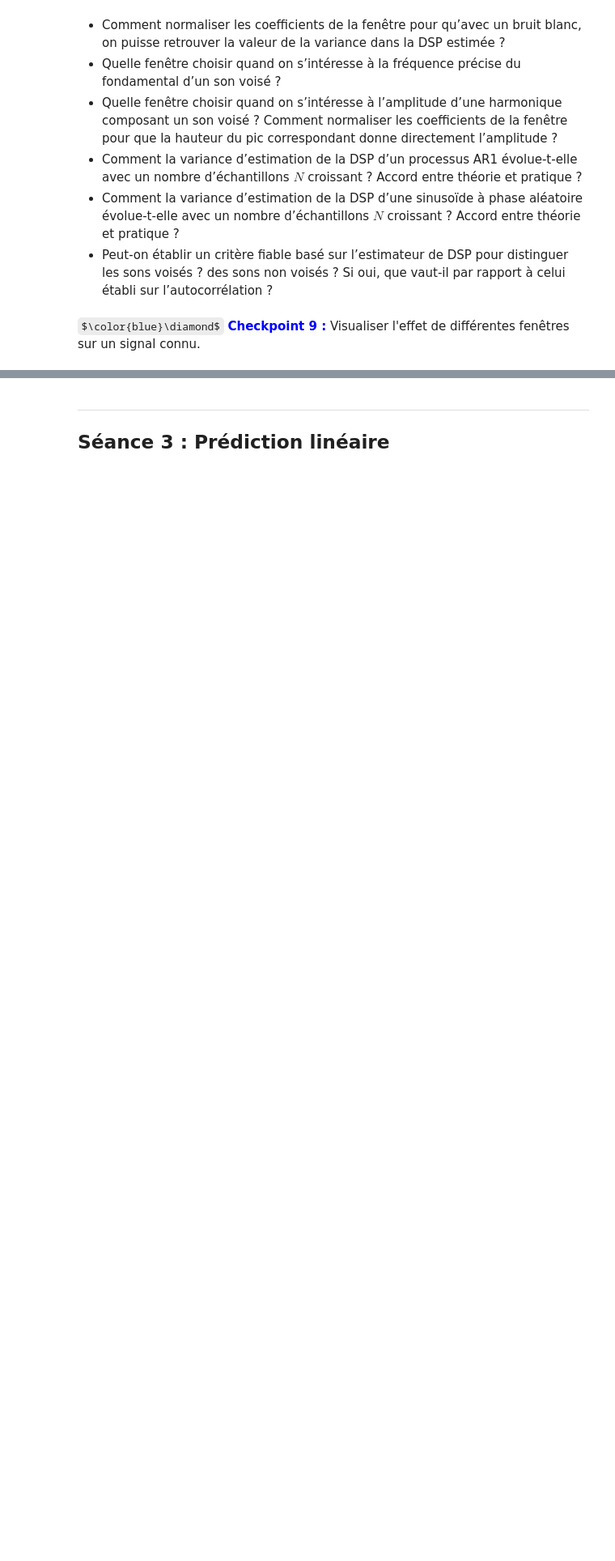
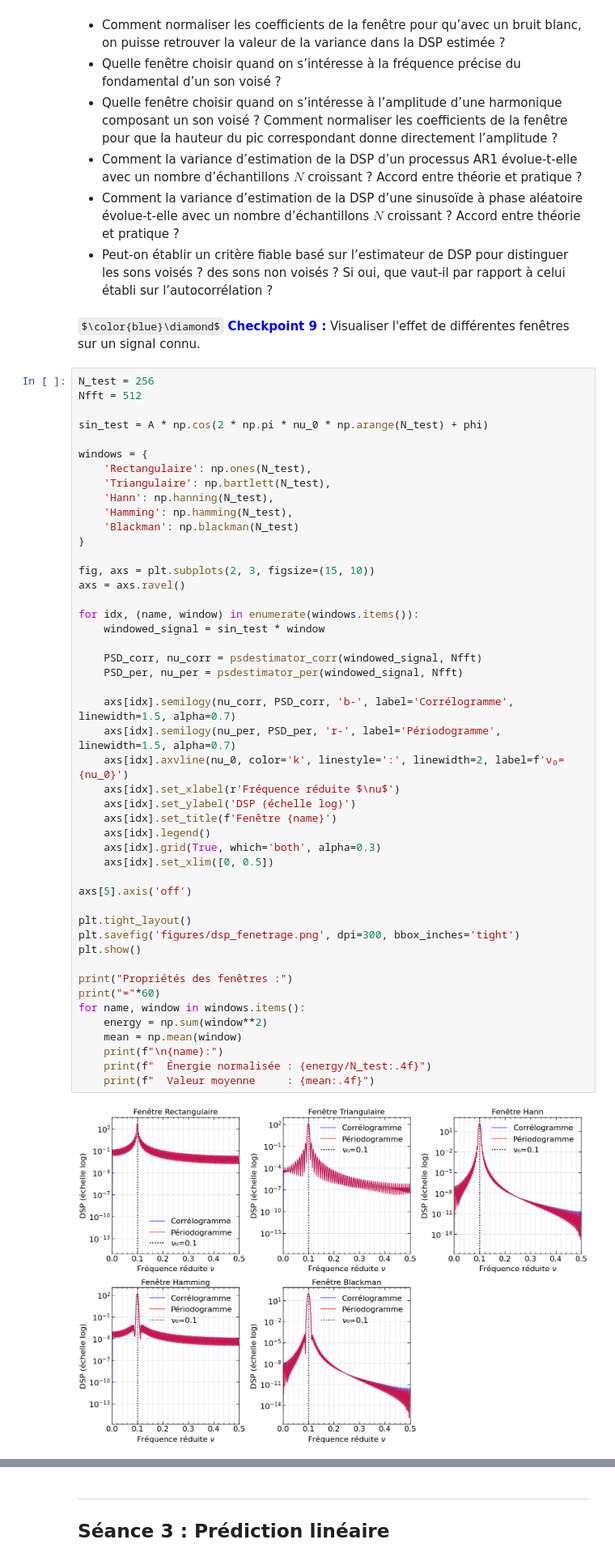
Before and after one commit to Nameless0l/Tp_MSA_2026_ENSEA, a Jupyter notebook: msa_lab_2025.ipynb, the cells around one changed output, grey strips where cells are left out. Shown at 81% size. Cells and saved outputs as stored; diff of their text form; some formulas as TeX source; blank space fills up the shorter version.

```diff
--- a/msa_lab_2025.ipynb
+++ b/msa_lab_2025.ipynb
@@ -1067,3 +1067,52 @@ Liste non exhaustive de questions que l'on peut se poser :
 - Peut-on établir un critère fiable basé sur l’estimateur de DSP pour distinguer les sons voisés ? des sons non voisés ? Si oui, que vaut-il par rapport à celui établi sur l’autocorrélation ?
 # %% [markdown]
 $\color{blue}\diamond$ <span style="color:blue"> **Checkpoint 9 :** </span> Visualiser l'effet de différentes fenêtres sur un signal connu.
+# %%
+N_test = 256
+Nfft = 512
+
+sin_test = A * np.cos(2 * np.pi * nu_0 * np.arange(N_test) + phi)
+
+windows = {
+    'Rectangulaire': np.ones(N_test),
+    'Triangulaire': np.bartlett(N_test),
+    'Hann': np.hanning(N_test),
+    'Hamming': np.hamming(N_test),
+    'Blackman': np.blackman(N_test)
+}
+
+fig, axs = plt.subplots(2, 3, figsize=(15, 10))
+axs = axs.ravel()
+
+for idx, (name, window) in enumerate(windows.items()):
+    windowed_signal = sin_test * window
+
+    PSD_corr, nu_corr = psdestimator_corr(windowed_signal, Nfft)
+    PSD_per, nu_per = psdestimator_per(windowed_signal, Nfft)
+
+    axs[idx].semilogy(nu_corr, PSD_corr, 'b-', label='Corrélogramme', linewidth=1.5, alpha=0.7)
+    axs[idx].semilogy(nu_per, PSD_per, 'r-', label='Périodogramme', linewidth=1.5, alpha=0.7)
+    axs[idx].axvline(nu_0, color='k', linestyle=':', linewidth=2, label=f'ν₀={nu_0}')
+    axs[idx].set_xlabel(r'Fréquence réduite $\nu$')
+    axs[idx].set_ylabel('DSP (échelle log)')
+    axs[idx].set_title(f'Fenêtre {name}')
+    axs[idx].legend()
+    axs[idx].grid(True, which='both', alpha=0.3)
+    axs[idx].set_xlim([0, 0.5])
+
+axs[5].axis('off')
+
+plt.tight_layout()
+plt.savefig('figures/dsp_fenetrage.png', dpi=300, bbox_inches='tight')
+plt.show()
+
+print("Propriétés des fenêtres :")
+print("="*60)
+for name, window in windows.items():
+    energy = np.sum(window**2)
+    mean = np.mean(window)
+    print(f"\n{name}:")
+    print(f"  Énergie normalisée : {energy/N_test:.4f}")
+    print(f"  Valeur moyenne     : {mean:.4f}")
+# %% [output]
+[figure, added]
```
Also changed, not shown: parts of 12 cells of this notebook, 14 other files.
